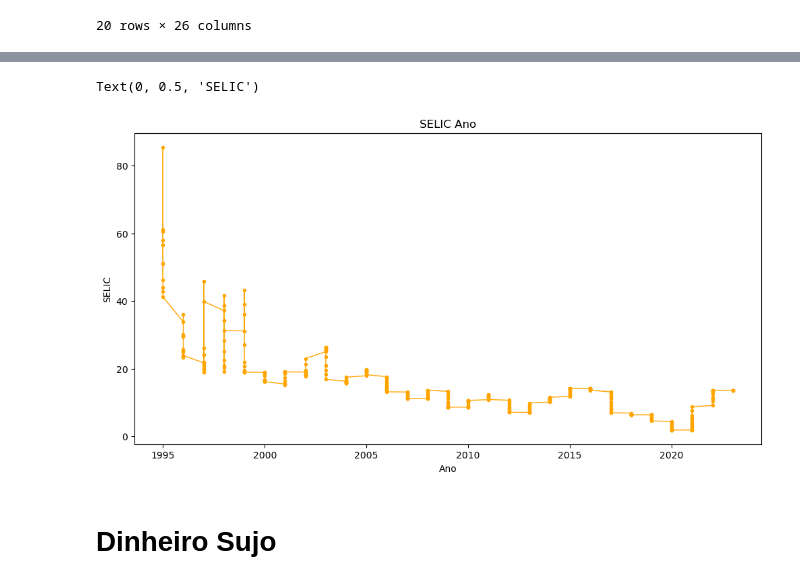
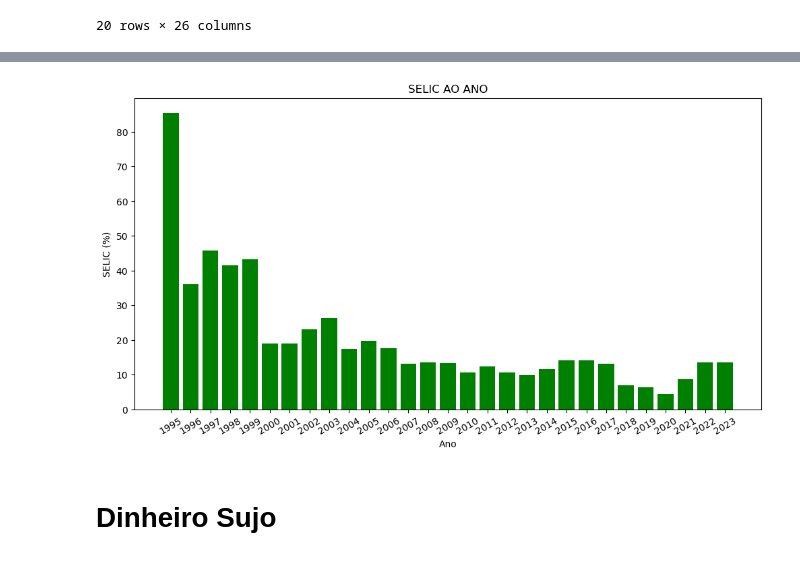
Before and after one commit to wesleymarchi/task-dataset, a Jupyter notebook: sample.ipynb, the cells around one changed output, grey strips where cells are left out. Drawn from its saved outputs; the diff is of its cells as text; code cells hidden in the pictures.

```diff
--- a/sample.ipynb
+++ b/sample.ipynb
@@ -74,16 +129,18 @@ Text(0, 0.5, 'Salário')
 # %%
 # Gráfico selic
 x = df_inflacao_filter['ano']
 y = df_inflacao_filter['selic_ano']
 
+# Configuração do histograma
 plt.figure(figsize=(12, 6))
-plt.plot(x, y, marker='o', color='orange', linewidth=1, markersize=3)
-plt.title('SELIC Ano')
+plt.bar(x, y, color='green')  # Cria um histograma
+plt.title('SELIC AO ANO')
 plt.xlabel('Ano')
-plt.ylabel('SELIC')
+plt.ylabel('SELIC (%)')
+plt.xticks(x.unique(), rotation=30)
+plt.show()
 # %% [output]
-Text(0, 0.5, 'SELIC')
-[figure, old version]
+[figure, new version]
 # %% [markdown]
 # Dinheiro Sujo
 # %%
```
Also changed, not shown: parts of 12 cells of this notebook, 1 other file.
